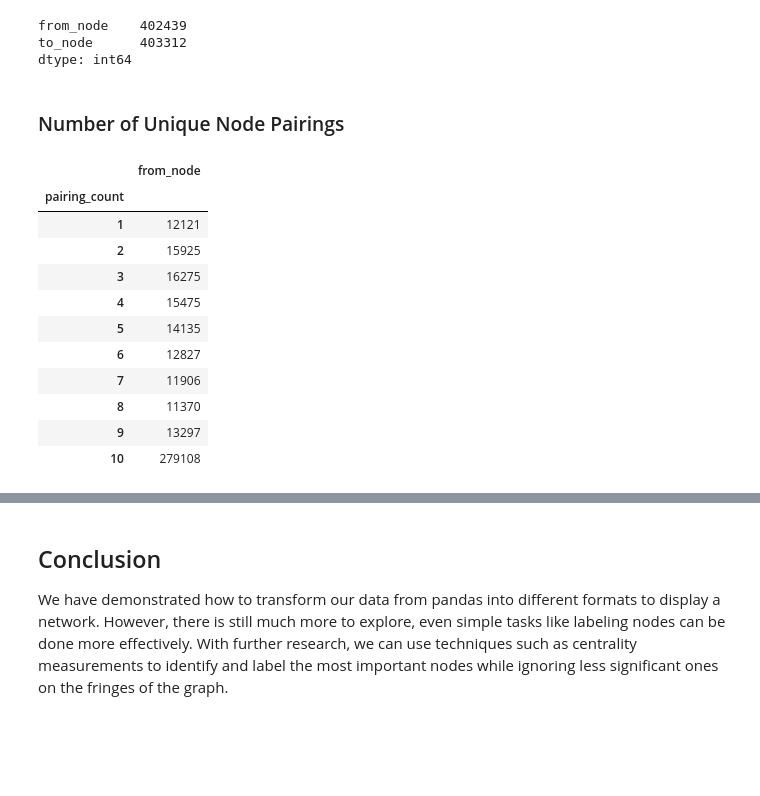
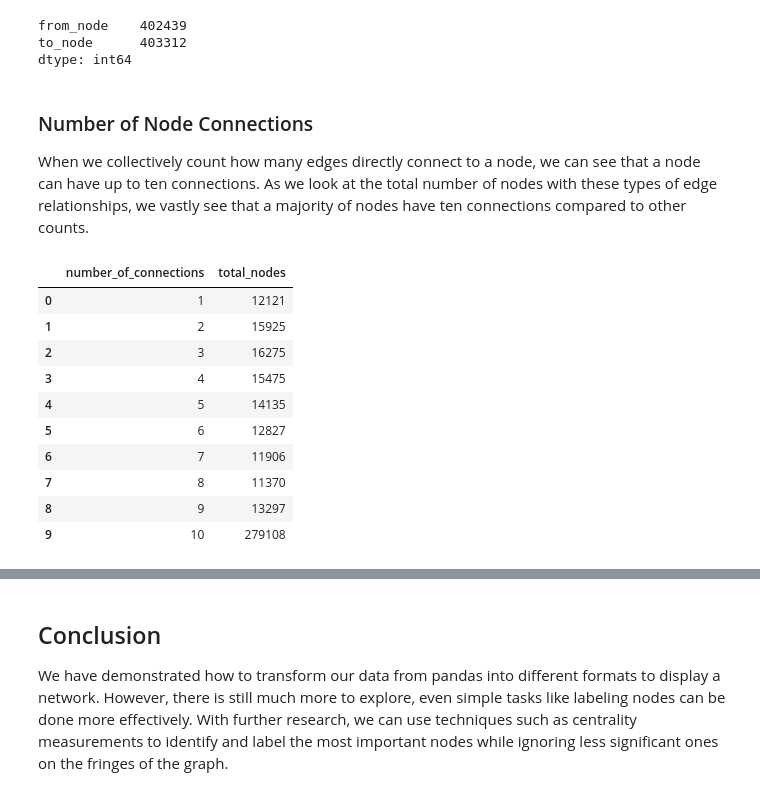
Before and after one commit to hellojohncruz/DATA-620, a Jupyter notebook: Graph Visualization/Graph Visualization.ipynb, the cells around one changed output, grey strips where cells are left out. Saved outputs shown, nothing was run; the diff lists cells and outputs as text; code cells hidden in the pictures; blank space fills up the shorter version.

```diff
--- a/Graph Visualization/Graph Visualization.ipynb
+++ b/Graph Visualization/Graph Visualization.ipynb
@@ -88,19 +91,21 @@ dtype: int64
 # %%
 pd.reset_option('display.float_format')
 # %% [markdown]
-### Number of Unique Node Pairings
+### Number of Node Connections
+
+When we collectively count how many edges directly connect to a node, we can see that a node can have up to ten connections. As we look at the total number of nodes with these types of edge relationships, we vastly see that a majority of nodes have ten connections compared to other counts.
 # %%
-df_graph.groupby('from_node')['to_node'].nunique().sort_values(ascending=False).reset_index().rename(columns = {'to_node':'pairing_count'}).groupby('pairing_count').agg('count')
+pairs_df = df_graph.groupby('from_node')['to_node'].nunique().sort_values(ascending=False).reset_index().rename(columns = {'to_node':'number_of_connections'}).groupby('number_of_connections').agg('count').reset_index(drop=False).rename(columns = {'from_node':'total_nodes'})
+pairs_df
 # %% [output]
-|  | from_node |
-| pairing_count |  |
-| 1 | 12121 |
-| 2 | 15925 |
-| 3 | 16275 |
-| 4 | 15475 |
-| 5 | 14135 |
-| 6 | 12827 |
-| 7 | 11906 |
-| 8 | 11370 |
-| 9 | 13297 |
-| 10 | 279108 |
+|  | number_of_connections | total_nodes |
+| 0 | 1 | 12121 |
+| 1 | 2 | 15925 |
+| 2 | 3 | 16275 |
+| 3 | 4 | 15475 |
+| 4 | 5 | 14135 |
+| 5 | 6 | 12827 |
+| 6 | 7 | 11906 |
+| 7 | 8 | 11370 |
+| 8 | 9 | 13297 |
+| 9 | 10 | 279108 |
```
Also changed, not shown: parts of 12 cells of this notebook.
